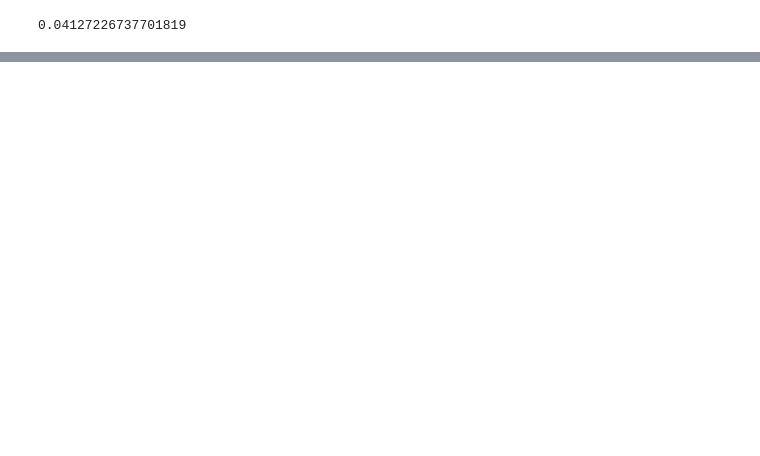
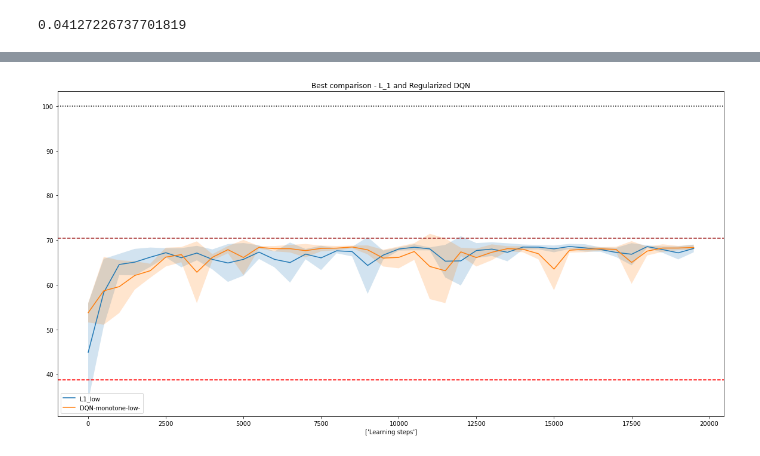
Before and after one commit to majkee15/credit_collections_rl, a Jupyter notebook: analysis_snipetz/results/regularizers_performance.ipynb, the cells around one changed output, grey strips where cells are left out. Saved outputs shown, nothing was run; the diff lists cells and outputs as text; code cells hidden in the pictures; blank space fills up the shorter version.

```diff
--- a/analysis_snipetz/results/regularizers_performance.ipynb
+++ b/analysis_snipetz/results/regularizers_performance.ipynb
@@ -277,0 +314,4 @@ np.std([run[1][0] for run in dqns])
+# %%
+plot_learning(['L1_low', 'DQN-monotone-low-'], combined_vals, LEARNING_STEPS_CUTOFF, title='Best comparison - L_1 and Regularized DQN')
+# %% [output]
+[figure, added]
```
Also changed, not shown: parts of 24 cells of this notebook, 3 other files.
